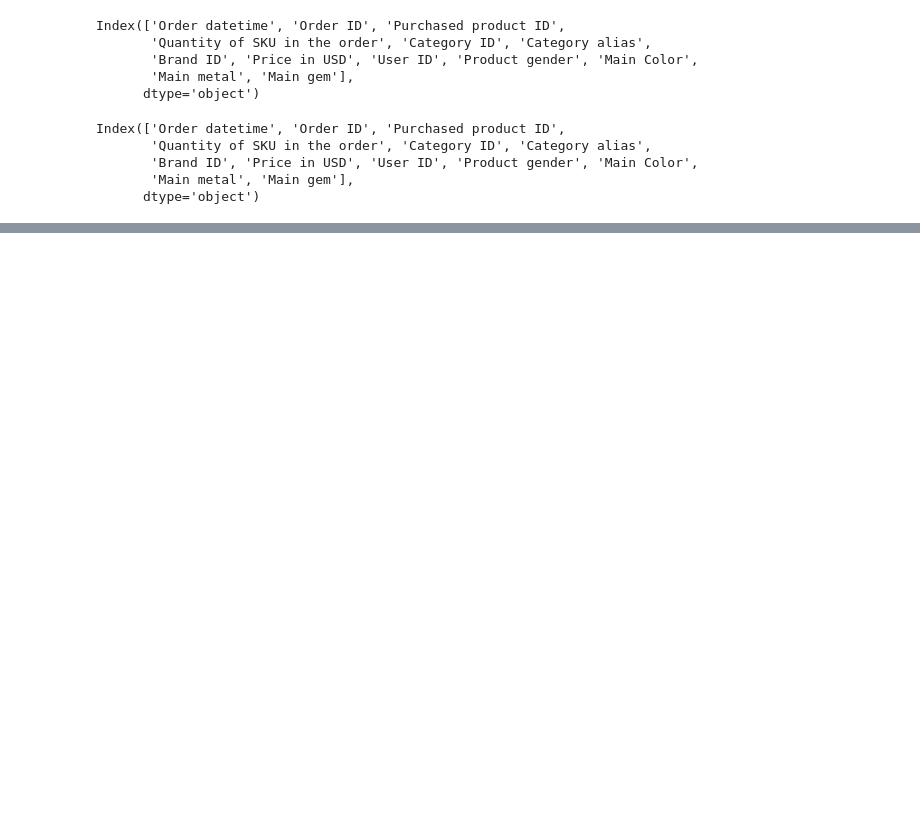
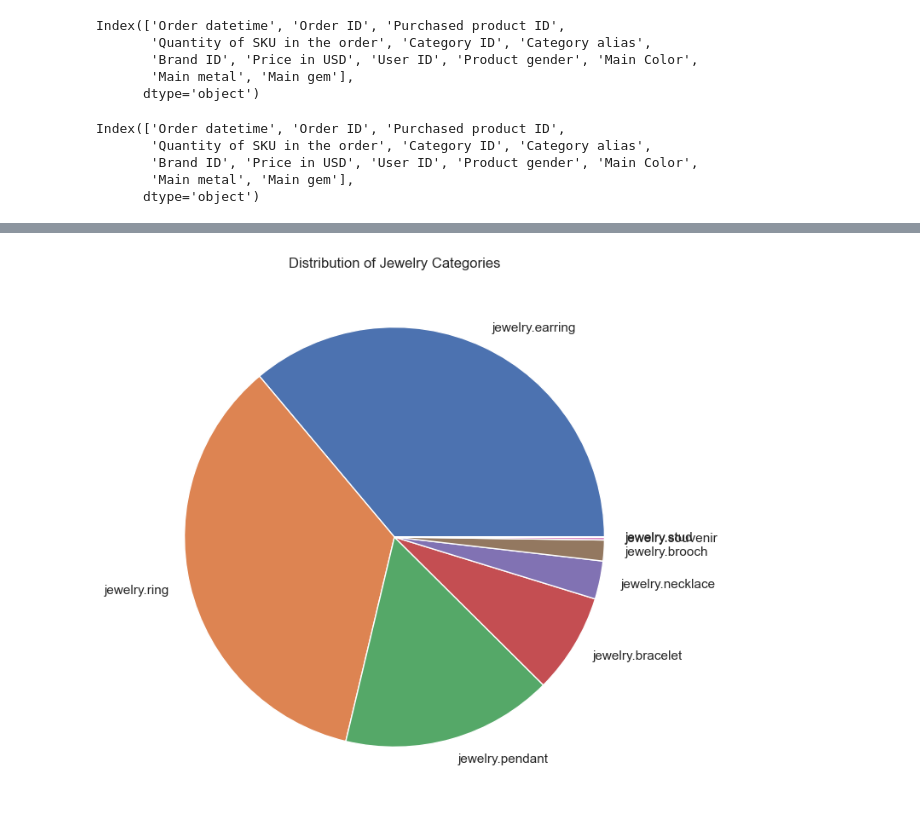
Before and after one commit to p-alaita/Jewelry-Price-Optimization-with-ML, a Jupyter notebook: notebooks/JP_Optimization.ipynb, the cells around one changed output, grey strips where cells are left out. Drawn from its saved outputs; the diff is of its cells as text; code cells hidden in the pictures; blank space fills up the shorter version.

```diff
--- a/notebooks/JP_Optimization.ipynb
+++ b/notebooks/JP_Optimization.ipynb
@@ -248,0 +261,5 @@ NameError: name 'data' is not defined
+# %%
+# extract actual categories
+categories = df['Category alias'].unique().tolist()
+
+categories = [c for c in categories if isinstance(c, str) and "jewelry" in c]
@@ -248,0 +277,3 @@ NameError: name 'data' is not defined
+# %%
+# pick out authentic data based on categories
+actual_categories = df.loc[df["Category alias"].isin(categories)]
@@ -248,0 +315,21 @@ NameError: name 'data' is not defined
+# %%
+# visualize jewelry categories
+subdata = actual_categories["Category alias"].value_counts()
+
+jewelry_categories, counts = subdata.index.tolist(), subdata.values.tolist()
+
+plt.figure(figsize=(12,8))
+
+plt.pie(x = counts,  labels = jewelry_categories)
+
+#plt.bar(jewelry_categories, counts)  # Create a bar chart
+plt.title('Distribution of Jewelry Categories')  # Title of the chart
+#plt.xlabel('Jewelry Categories')  # X-axis label
+#plt.ylabel('Count')  # Y-axis label
+#plt.xticks(rotation=45, ha='right')  # Rotate x-axis labels for readability
+#plt.tight_layout()  # Adjust layout to fit labels
+#plt.show()
+
+plt.show(); plt.close()
+# %% [output]
+[figure, added]
```
Also changed, not shown: parts of 60 cells of this notebook.
